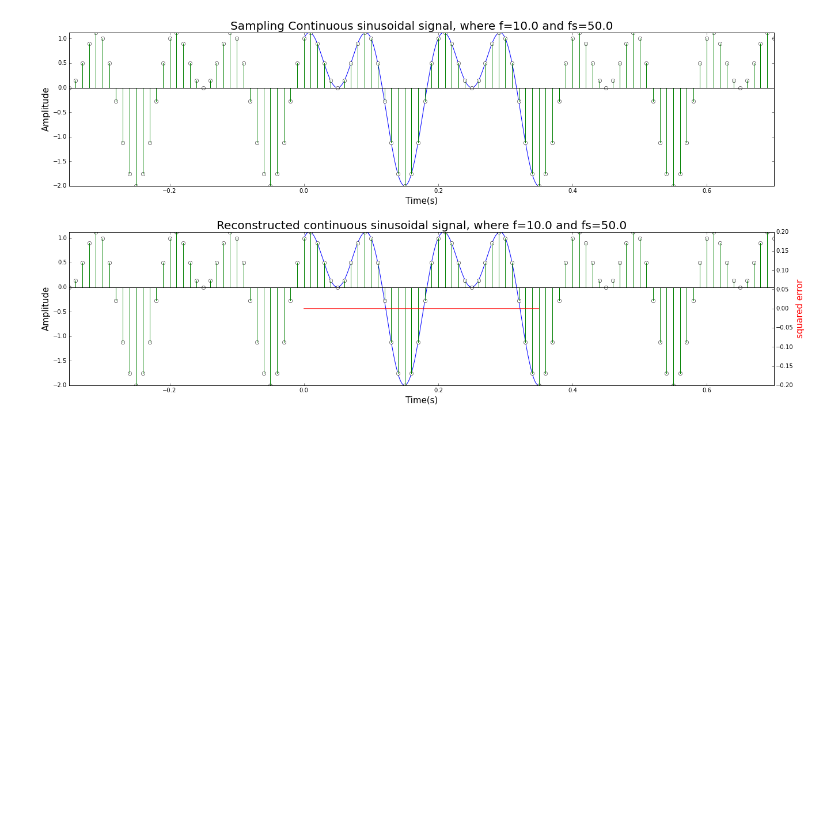
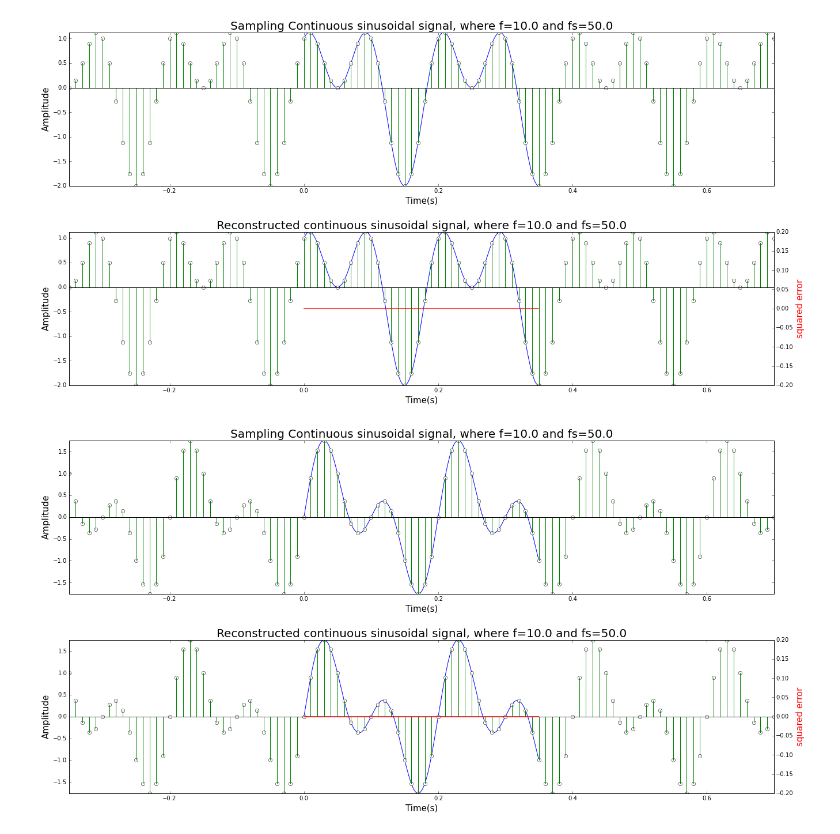
Before and after one commit to Roman2204/Shannon_Sampling_Theorem, a Jupyter notebook: Signal Sampling new vision.ipynb, the cells around one changed output. Cells and saved outputs as stored; diff of their text form; code cells hidden in the pictures; blank space fills up the shorter version.

Commit message:
Signal Sampling new vision
Add new examples

```diff
--- a/Signal Sampling new vision.ipynb
+++ b/Signal Sampling new vision.ipynb
@@ -79,2 +78,12 @@ Signal_reconstruction(Contiguous_signal_function, f, fs, time_interval)
 # %% [output]
 [figure]
+# %%
+def Contiguous_signal_function_2(t):
+    return np.sin( 2 * np.pi * f * t ) + np.sin( np.pi * f * t )
+# %%
+f = 10.0  # Hz, signal frequency
+fs = 50.0 # Hz, sampling rate (ie. >= 2*f)
+time_interval = 0.35 # Distance from zero
+Signal_reconstruction(Contiguous_signal_function_2, f, fs, time_interval)
+# %% [output]
+[figure, added]
```
Also changed, not shown: parts of 7 cells of this notebook.
